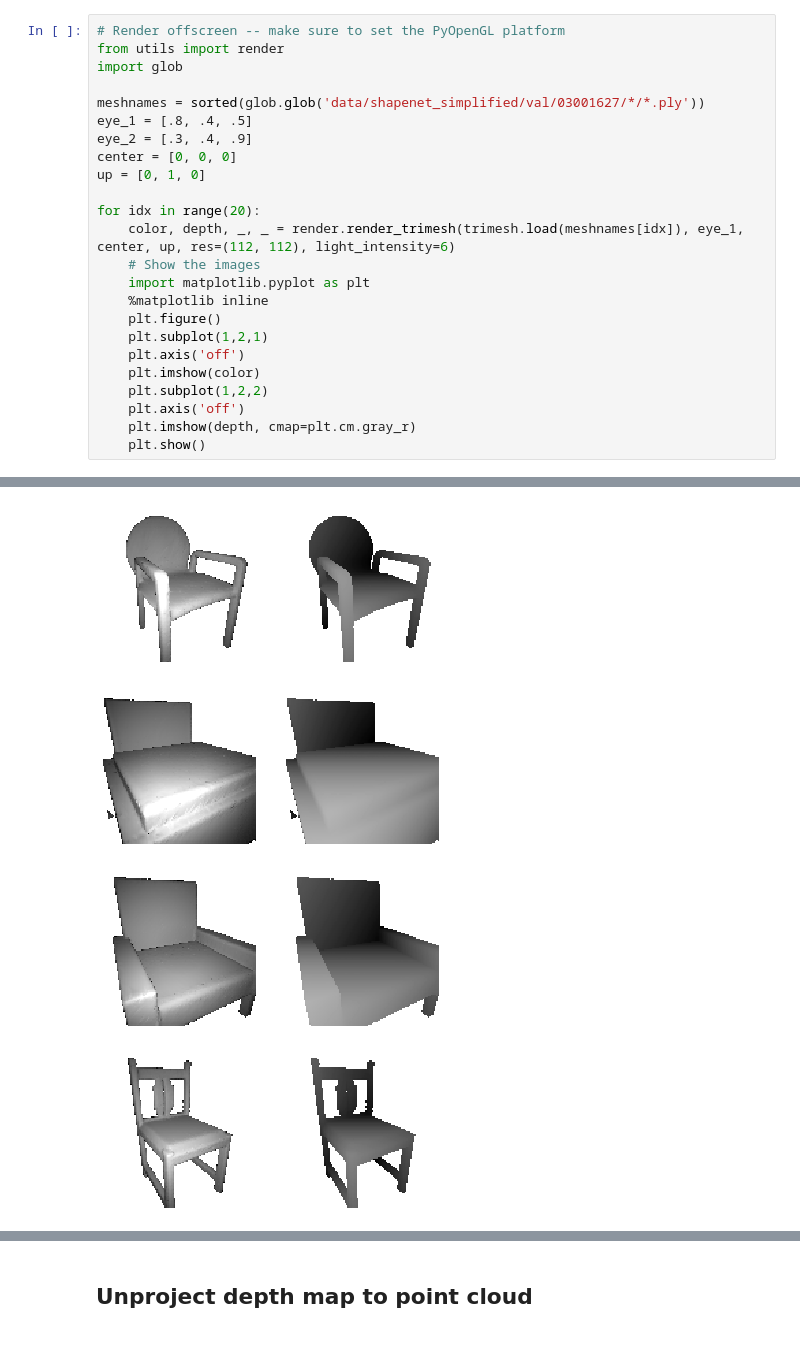
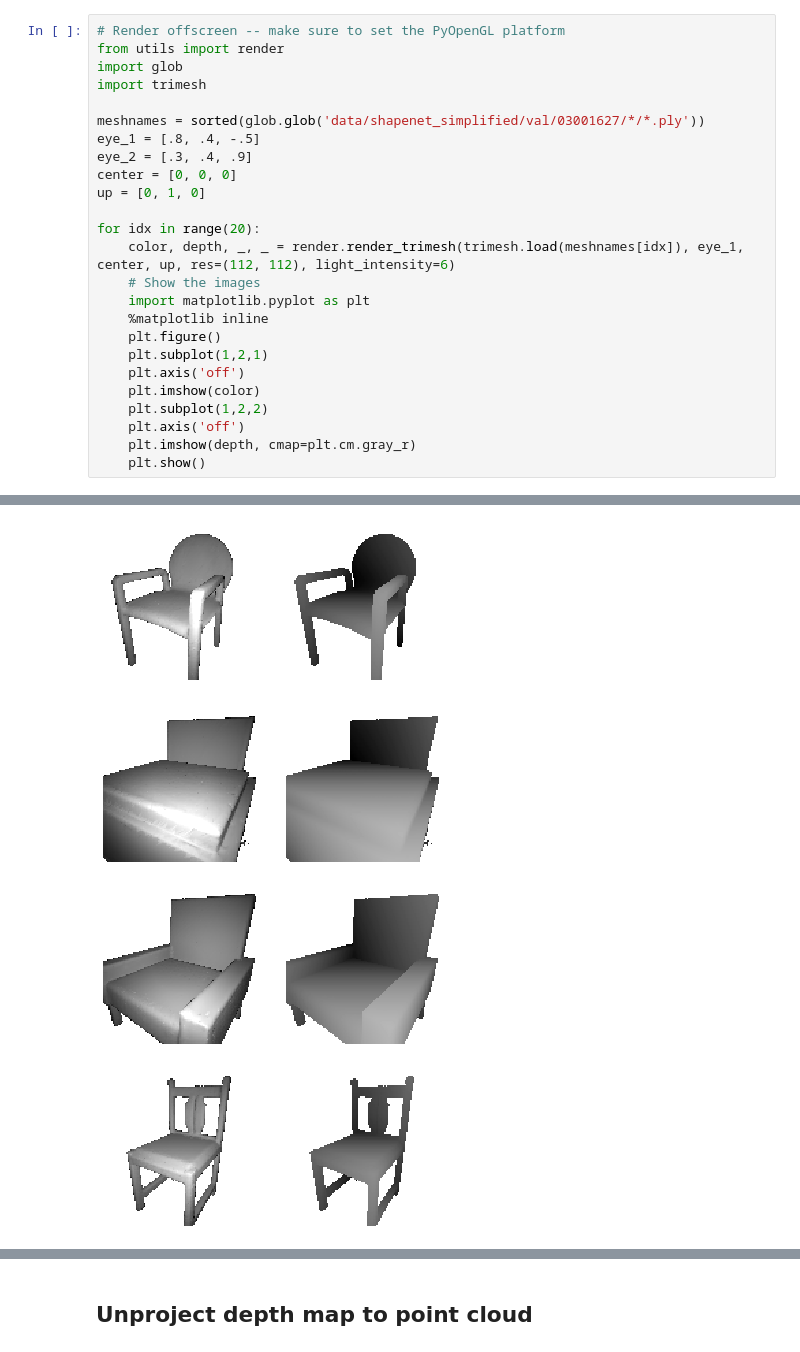
Before and after one commit to maxjiang93/ShapeFlow, a Jupyter notebook: render_example.ipynb, the cells around one changed output, grey strips where cells are left out. Cells and saved outputs as stored; diff of their text form.

```diff
--- a/render_example.ipynb
+++ b/render_example.ipynb
@@ -2,9 +2,10 @@
 # Render offscreen -- make sure to set the PyOpenGL platform
 from utils import render
 import glob
+import trimesh
 
 meshnames = sorted(glob.glob('data/shapenet_simplified/val/03001627/*/*.ply'))
-eye_1 = [.8, .4, .5]
+eye_1 = [.8, .4, -.5]
 eye_2 = [.3, .4, .9]
 center = [0, 0, 0]
 up = [0, 1, 0]
@@ -29,4 +30,4 @@ for idx in range(20):
-[figure, old version]
+[figure, new version]
-[figure, old version]
+[figure, new version]
-[figure, old version]
+[figure, new version]
-[figure, old version]
+[figure, new version]
```
Also changed, not shown: parts of 1 cell of this notebook, 6 other files.
